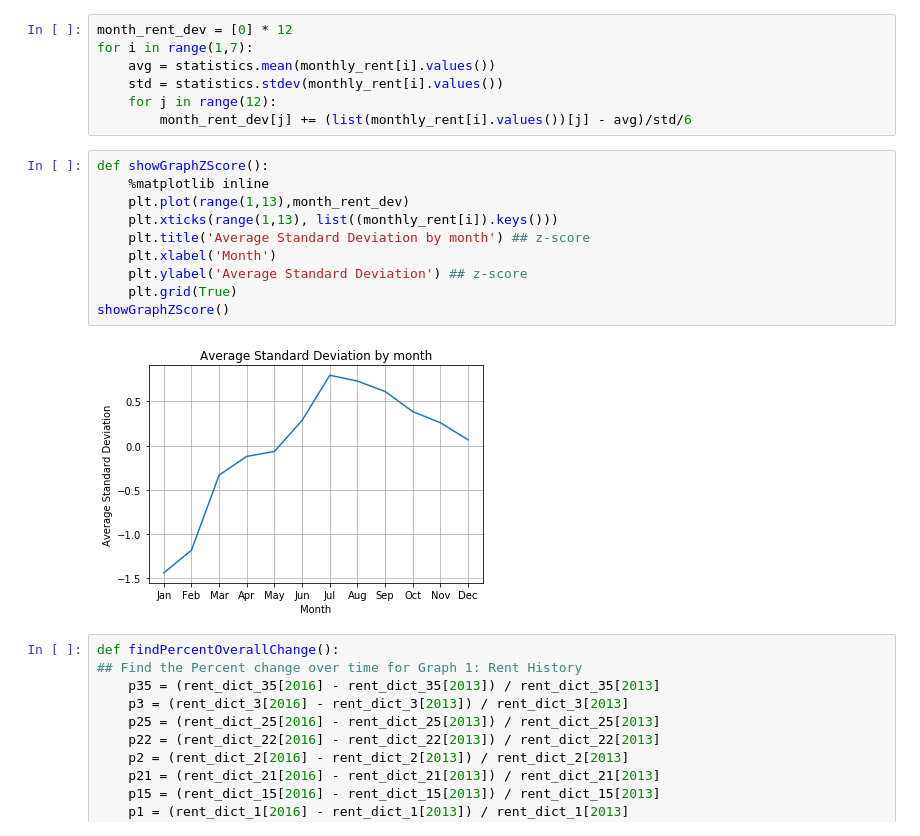
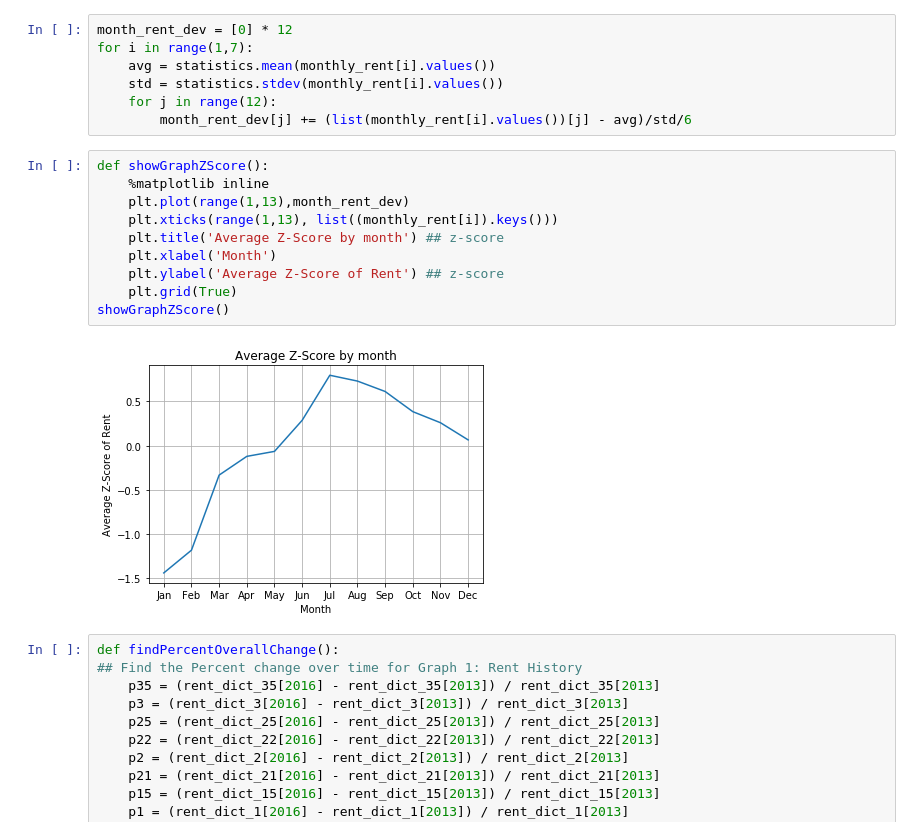
Before and after one commit to CheLinHuang/UCSD-Housing-Cost, a Jupyter notebook: FinalProject.ipynb, the cells around one changed output. Drawn from its saved outputs; the diff is of its cells as text.

```diff
--- a/FinalProject.ipynb
+++ b/FinalProject.ipynb
@@ -691,15 +691,15 @@ for i in range(1,7):
 # %%
 def showGraphZScore():
     %matplotlib inline
     plt.plot(range(1,13),month_rent_dev)
     plt.xticks(range(1,13), list((monthly_rent[i]).keys()))
-    plt.title('Average Standard Deviation by month') ## z-score
+    plt.title('Average Z-Score by month') ## z-score
     plt.xlabel('Month')
-    plt.ylabel('Average Standard Deviation') ## z-score
+    plt.ylabel('Average Z-Score of Rent') ## z-score
     plt.grid(True)
 showGraphZScore()
 # %% [output]
-[figure, old version]
+[figure, new version]
 # %%
 def findPercentOverallChange():
 ## Find the Percent change over time for Graph 1: Rent History
```
Also changed, not shown: parts of 7 cells of this notebook.
